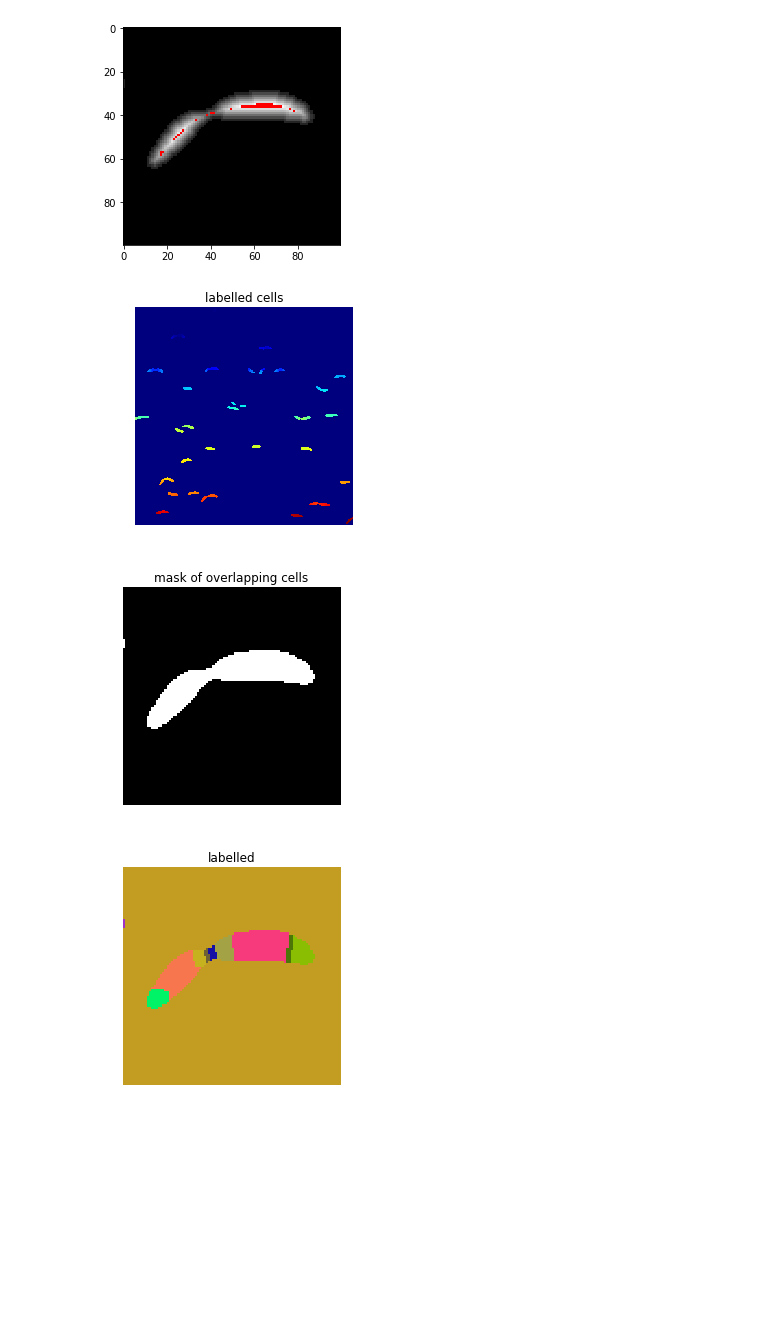
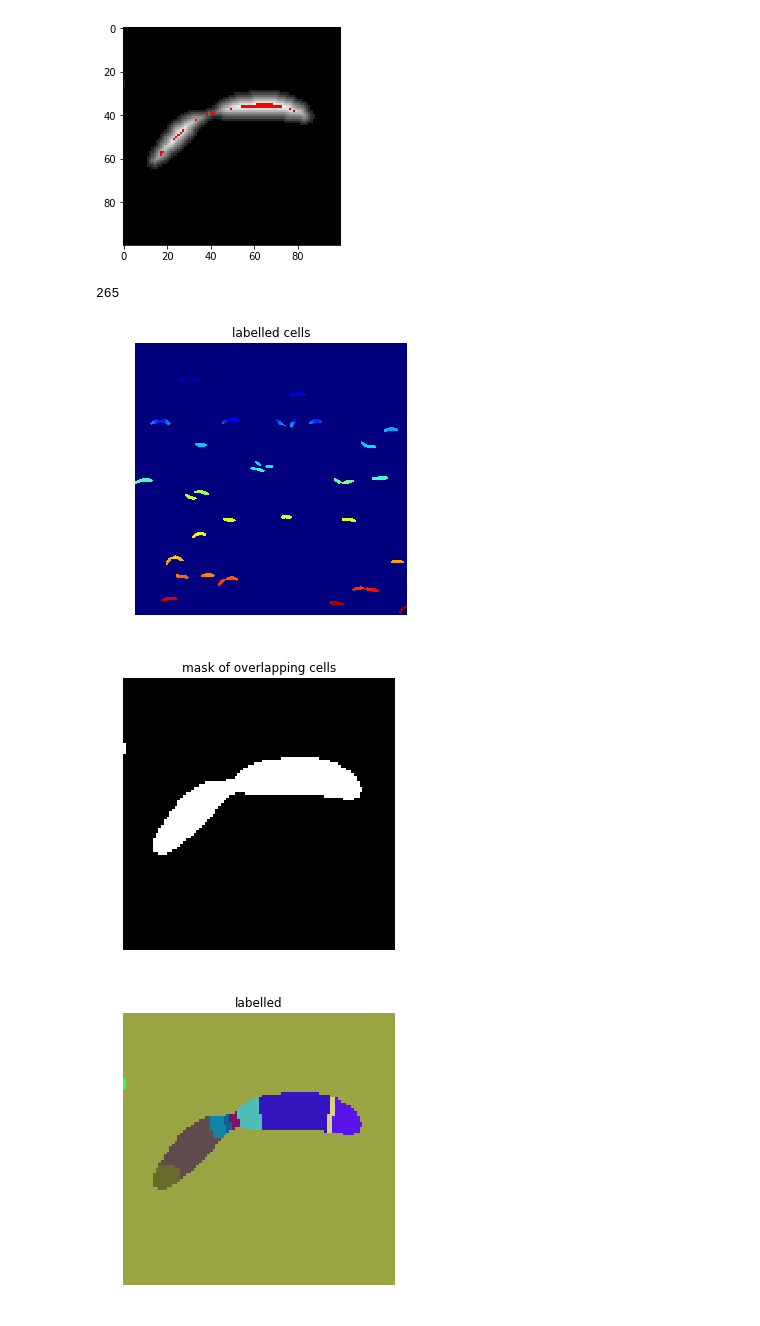
Before and after one commit to rafaelbidese/fvc-practice, a Jupyter notebook: bacteria-example.ipynb, the cells around one changed output. Drawn from its saved outputs; the diff is of its cells as text; code cells hidden in the pictures; blank space fills up the shorter version.

Commit message:
Adds counting feature to bacteria notebook

```diff
--- a/bacteria-example.ipynb
+++ b/bacteria-example.ipynb
@@ -16,7 +16,7 @@ plt.imshow(im)
 def my_imshow(im, title=None, **kwargs):
     if 'cmap' not in kwargs:
         kwargs['cmap'] = 'gray'
-    plt.figure()
+    plt.figure(figsize=(5,5))
     plt.imshow(im, interpolation='none', **kwargs)
     if title:
         plt.title(title)
@@ -117,15 +117,19 @@ imshow_overlay(distance_im[850:950, 300:400], peaks_im[850:950, 300:400], alpha=
 # %%
 import matplotlib
 random_colors = matplotlib.colors.ListedColormap (np.random.rand ( 256,3))
 
 
 markers_im = measure.label(peaks_im)
 labelled_cell_im = morphology.watershed(-distance_im, markers_im, mask=blurred_mask_clean)
+num_bacteria = len(np.unique(labelled_cell_im))-1
 
 my_imshow(labelled_cell_im, 'labelled cells', cmap='jet')
 my_imshow(blurred_mask_clean[850:950, 300:400], 'mask of overlapping cells')
 my_imshow(labelled_cell_im[850:950, 300:400], 'labelled', cmap=random_colors)
+
+print(num_bacteria)
 # %% [output]
+265
-[figure, old version]
+[figure, new version]
-[figure, old version]
+[figure, new version]
-[figure, old version]
+[figure, new version]
```
Also changed, not shown: parts of 8 cells of this notebook.
